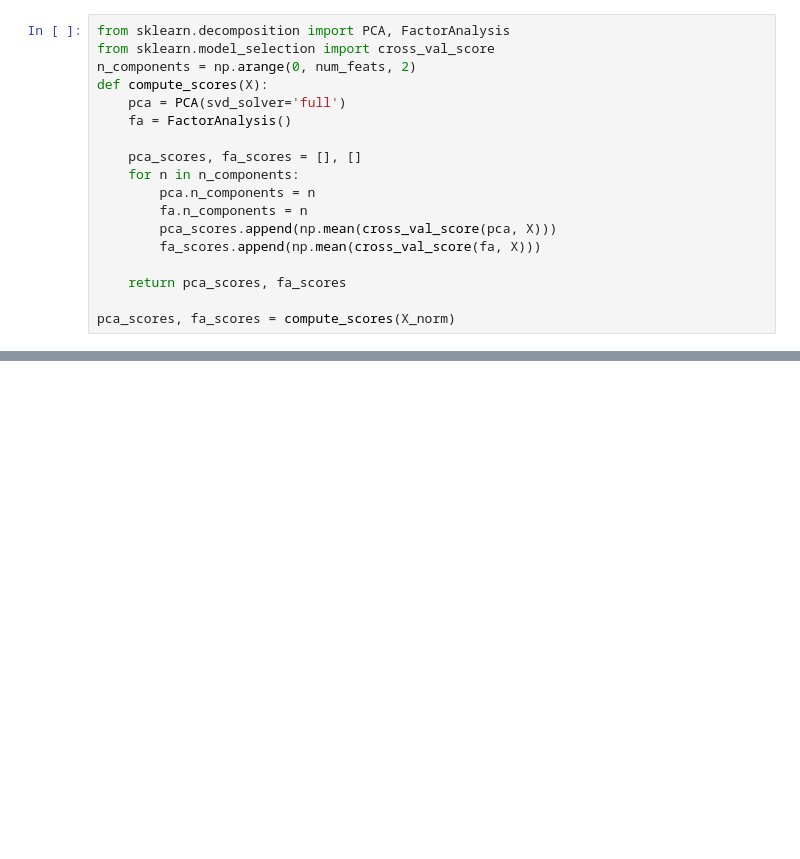
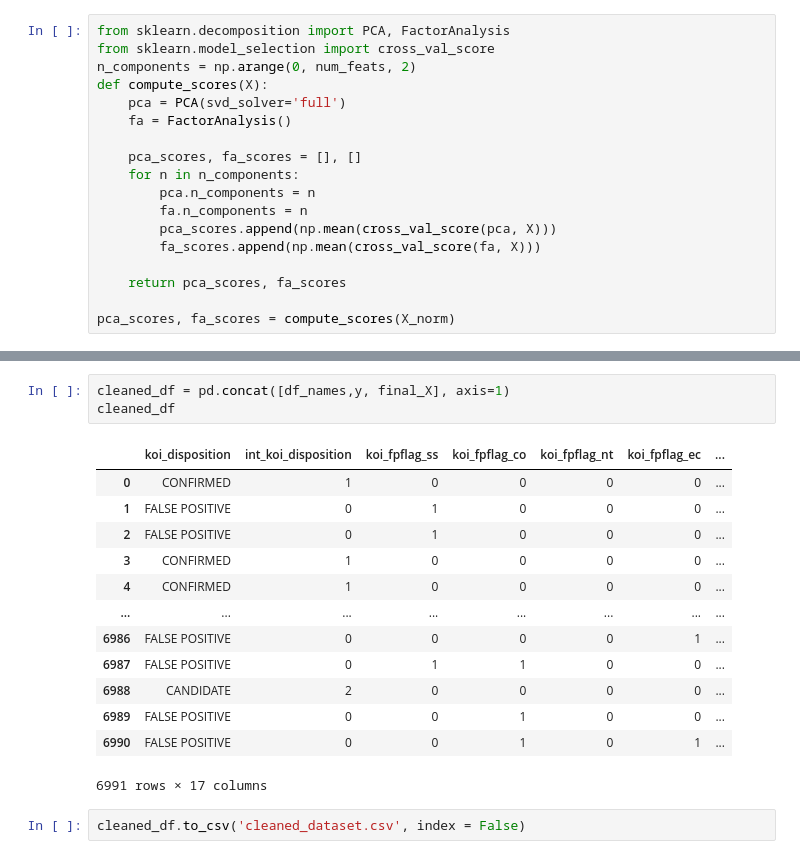
Before and after one commit to luisantoniococa/Exoplanet_Exploration_Machine_Learning, a Jupyter notebook: Preprocessing_and_feature_selection.ipynb, the cells around one changed output, grey strips where cells are left out. Cells and saved outputs as stored; diff of their text form; blank space fills up the shorter version.

```diff
--- a/Preprocessing_and_feature_selection.ipynb
+++ b/Preprocessing_and_feature_selection.ipynb
@@ -480,0 +532,19 @@ pca_scores, fa_scores
+# %%
+cleaned_df = pd.concat([df_names,y, final_X], axis=1)
+cleaned_df
+# %% [output]
+|  | koi_disposition | int_koi_disposition | koi_fpflag_ss | koi_fpflag_co | koi_fpflag_nt | koi_fpflag_ec | ... |
+| 0 | CONFIRMED | 1 | 0 | 0 | 0 | 0 | ... |
+| 1 | FALSE POSITIVE | 0 | 1 | 0 | 0 | 0 | ... |
+| 2 | FALSE POSITIVE | 0 | 1 | 0 | 0 | 0 | ... |
+| 3 | CONFIRMED | 1 | 0 | 0 | 0 | 0 | ... |
+| 4 | CONFIRMED | 1 | 0 | 0 | 0 | 0 | ... |
+| ... | ... | ... | ... | ... | ... | ... | ... |
+| 6986 | FALSE POSITIVE | 0 | 0 | 0 | 0 | 1 | ... |
+| 6987 | FALSE POSITIVE | 0 | 1 | 1 | 0 | 0 | ... |
+| 6988 | CANDIDATE | 2 | 0 | 0 | 0 | 0 | ... |
+| 6989 | FALSE POSITIVE | 0 | 0 | 1 | 0 | 0 | ... |
+| 6990 | FALSE POSITIVE | 0 | 0 | 1 | 0 | 1 | ... |
+6991 rows × 17 columns
+# %%
+cleaned_df.to_csv('cleaned_dataset.csv', index = False)
```
Also changed, not shown: parts of 11 cells of this notebook, 1 other file.
